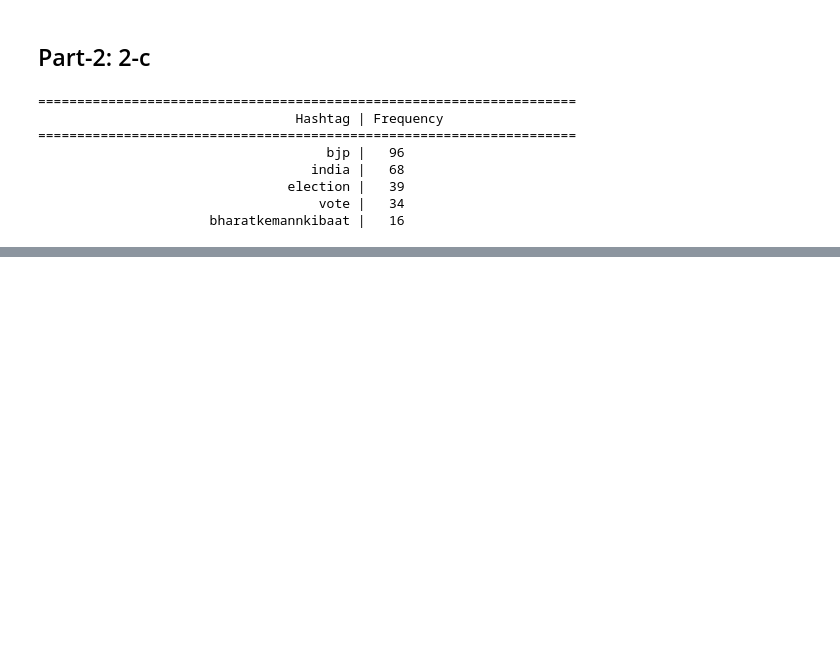
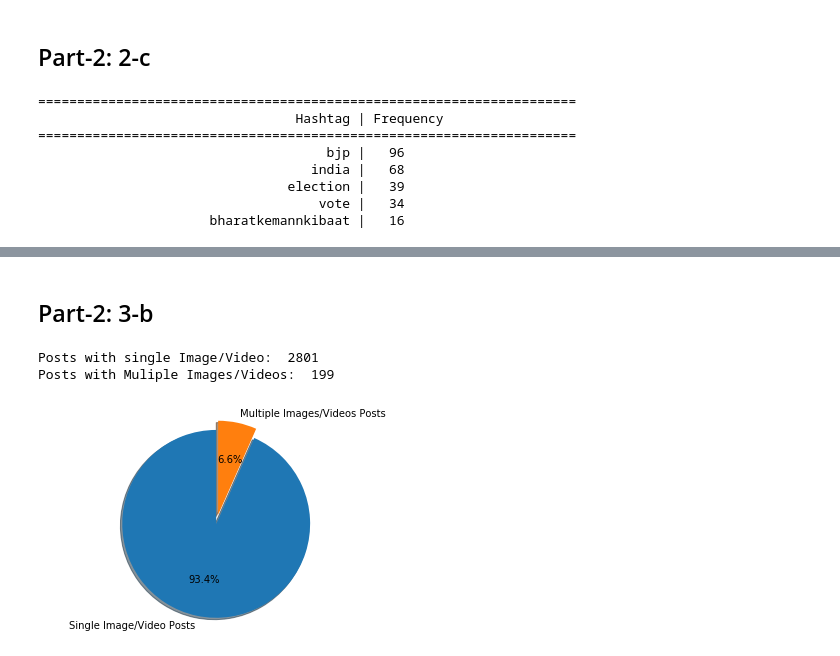
Before and after one commit to anujbansal16/BigData-Assignment4, a Jupyter notebook: Homework4.ipynb, the cells around one changed output, grey strips where cells are left out. Saved outputs shown, nothing was run; the diff lists cells and outputs as text; code cells hidden in the pictures; blank space fills up the shorter version.

Commit message:
Explore Feeds

```diff
--- a/Homework4.ipynb
+++ b/Homework4.ipynb
@@ -532,0 +595,5 @@ LoginRequiredException: ignored
+# %%
+username="thatsanuj"
+exploreFeedDatasetInstagram(username)
+exploreFeeds=pd.read_csv('exploreFeeds-'+username+'.csv').values
+print("Explore Feeds: ",len(exploreFeeds))
@@ -532,0 +645,21 @@ LoginRequiredException: ignored
+# %% [markdown]
+## Part-2: 3-b
+# %%
+def comparSingleVsMulti():
+  postTypes=np.unique(exploreFeeds[:,-1],return_counts=True)
+  multiImageOrVideo=postTypes[1][postTypes[0]=="GraphSidecar"][0]
+  singleImageOrVideo=3000-multiImageOrVideo
+  labels="Single Image/Video Posts","Multiple Images/Videos Posts"
+  print("Posts with single Image/Video: ",singleImageOrVideo)
+  print("Posts with Muliple Images/Videos: ",multiImageOrVideo)
+  sizes = singleImageOrVideo,multiImageOrVideo
+  explode = (0, 0.1)
+  fig1, ax1 = plt.subplots()
+  ax1.pie(sizes, explode=explode, labels=labels, autopct='%1.1f%%',shadow=True, startangle=90)
+  ax1.axis('equal')
+
+comparSingleVsMulti()
+# %% [output]
+Posts with single Image/Video:  2801
+Posts with Muliple Images/Videos:  199
+[figure, added]
```
Also changed, not shown: parts of 31 cells of this notebook, 8 other files.
